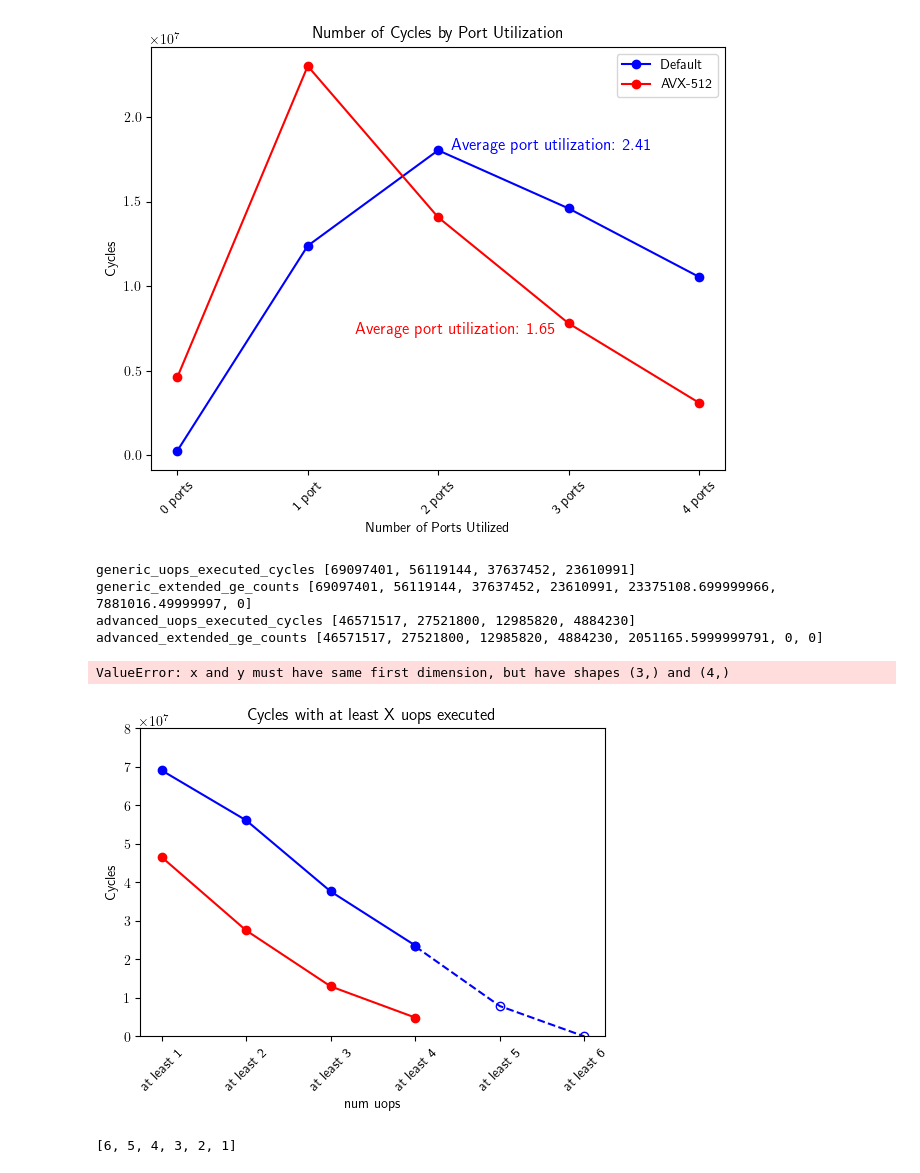
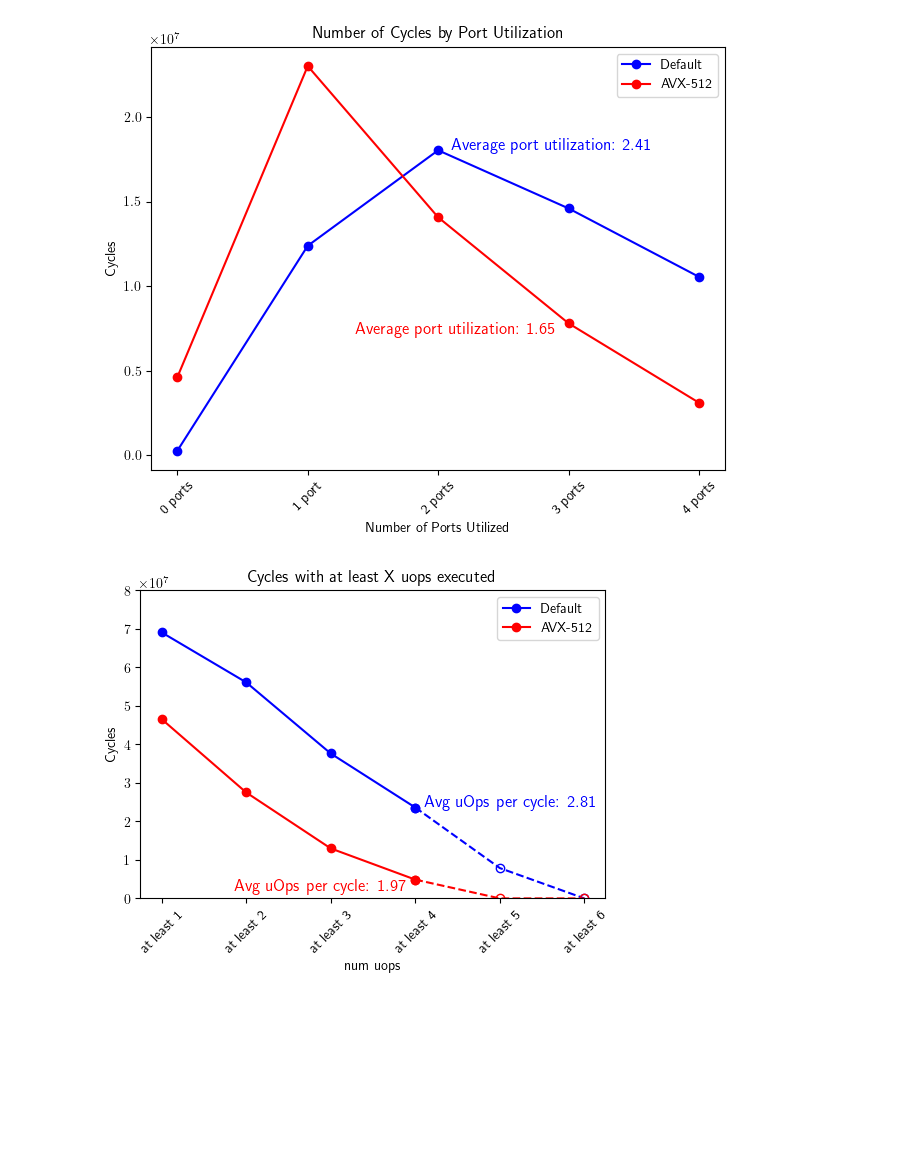
Before and after one commit to lprekon/lprekon.github.io, a Jupyter notebook: content/simd_benchmarking/simd_blogpost_graphics.ipynb, the cells around one changed output. Saved outputs shown, nothing was run; the diff lists cells and outputs as text; code cells hidden in the pictures; blank space fills up the shorter version.

Commit message:
first draft of spline simd benchmarking complete

```diff
--- a/content/simd_benchmarking/simd_blogpost_graphics.ipynb
+++ b/content/simd_benchmarking/simd_blogpost_graphics.ipynb
@@ -662,53 +799,47 @@ advanced_uops_executed_cycles = [
     27521800,
     12985820,
     4884230,
 ]
 
 """
 These counts are from running `perf` on a processor with the Golden Cove uArch, which is supposed to have a 6-instruction-wide decoder.
 I'll use the slope of the line for the first 4 points to estimate the number of cycles with >=5 and >=6 uops, and then calculate the average number of uops executed per cycle.
 """
 
-generic_slope, generic_intercept = np_polyfit(range(1,5), generic_uops_executed_cycles, 1)
-advanced_slope, advanced_intercept = np_polyfit(range(1,5), advanced_uops_executed_cycles, 1)
+generic_slope, generic_intercept = np_polyfit(range(0,4), generic_uops_executed_cycles, 1)
+advanced_slope, advanced_intercept = np_polyfit(range(0,4), advanced_uops_executed_cycles, 1)
 
-generic_extended_ge_counts = generic_uops_executed_cycles + [max([generic_slope * i + generic_intercept, 0]) for i in range(4, 7)]
-advanced_extended_ge_counts = advanced_uops_executed_cycles + [max([advanced_slope * i + advanced_intercept, 0]) for i in range(4, 7)]
+generic_extended_ge_counts = generic_uops_executed_cycles + [max([generic_slope * i + generic_intercept, 0]) for i in range(4, 6)]
+advanced_extended_ge_counts = advanced_uops_executed_cycles + [max([advanced_slope * i + advanced_intercept, 0]) for i in range(4, 6)]
 
-print("generic_uops_executed_cycles", generic_uops_executed_cycles)
-print("generic_extended_ge_counts", generic_extended_ge_counts)
-# print("generic_extended_exact_counts", generic_extended_exact_counts)
-print("advanced_uops_executed_cycles", advanced_uops_executed_cycles)
-print("advanced_extended_ge_counts", advanced_extended_ge_counts)
-# print("advanced_extended_exact_counts", advanced_extended_exact_counts)
+generic_extended_exact_counts = list(generic_extended_ge_counts)
+advanced_extended_exact_counts = list(advanced_extended_ge_counts)
+for i in range(4,-1,-1):
+    generic_extended_exact_counts[i] = generic_extended_exact_counts[i] - sum(generic_extended_exact_counts[i+1:])
+    advanced_extended_exact_counts[i] = advanced_extended_exact_counts[i] - sum(advanced_extended_exact_counts[i+1:])
+
+generic_average_uops_per_cycle = sum([(i+1) * count for i, count in enumerate(generic_extended_exact_counts)]) / sum(generic_extended_exact_counts)
+advanced_average_uops_per_cycle = sum([(i+1) * count for i, count in enumerate(advanced_extended_exact_counts)]) / sum(advanced_extended_exact_counts)
 
 fig, ax = plt.subplots()
 fig.set_size_inches(6, 4)
 ax.set_xticks(range(6), labels=[f"at least {i+1}" for i in range(6)], rotation=45)
 ax.set_xlabel("num uops")
 ax.set_ylabel("Cycles")
 ax.set_ylim([0, 8e7])
 ax.set_title("Cycles with at least X uops executed")
 
 ax.plot(generic_uops_executed_cycles, "bo-", label="Default")
-ax.plot(range(3, 6), generic_extended_ge_counts[4:], color="blue", marker="o", linestyle="--", fillstyle="none")
+ax.plot(range(3, 6), generic_extended_ge_counts[3:], color="blue", marker="o", linestyle="--", fillstyle="none")
 
 ax.plot(advanced_uops_executed_cycles, "ro-", label="AVX-512")
-ax.plot(range(3,6), advanced_extended_ge_counts[4:], color="red", marker="o", linestyle="--", fillstyle="none")
+ax.plot(range(3,6), advanced_extended_ge_counts[3:], color="red", marker="o", linestyle="--", fillstyle="none")
 
 ax.annotate(text=f"Avg uOps per cycle: {generic_average_uops_per_cycle:.2f}", xy=(3, generic_uops_executed_cycles[3]), xytext=(3.1, generic_uops_executed_cycles[3]), ha="left", fontsize=12, color="blue")
-ax.annotate(text=f"Avg uOps per cycle: {advanced_average_uops_per_cycle:.2f}", xy=(3, advanced_uops_executed_cycles[3]), xytext=(3.1, advanced_uops_executed_cycles[3]), ha="left", fontsize=12, color="red")
+ax.annotate(text=f"Avg uOps per cycle: {advanced_average_uops_per_cycle:.2f}", xy=(3, advanced_uops_executed_cycles[3]), xytext=(2.9, advanced_uops_executed_cycles[3]), ha="right", va="top", fontsize=12, color="red")
 
 ax.legend()
 fig.savefig(f"{image_folder_name}/uops_executed.png", bbox_inches="tight")
+fig.show()
 # %% [output]
-generic_uops_executed_cycles [69097401, 56119144, 37637452, 23610991]
-generic_extended_ge_counts [69097401, 56119144, 37637452, 23610991, 23375108.699999966, 7881016.49999997, 0]
-advanced_uops_executed_cycles [46571517, 27521800, 12985820, 4884230]
-advanced_extended_ge_counts [46571517, 27521800, 12985820, 4884230, 2051165.5999999791, 0, 0]
-ValueError: x and y must have same first dimension, but have shapes (3,) and (4,)
-[figure, old version]
+[figure, new version]
-# %%
-[i for i in range(6,0,-1)]
-# %% [output]
-[6, 5, 4, 3, 2, 1]
```
Also changed, not shown: parts of 6 cells of this notebook, 1 other file.
